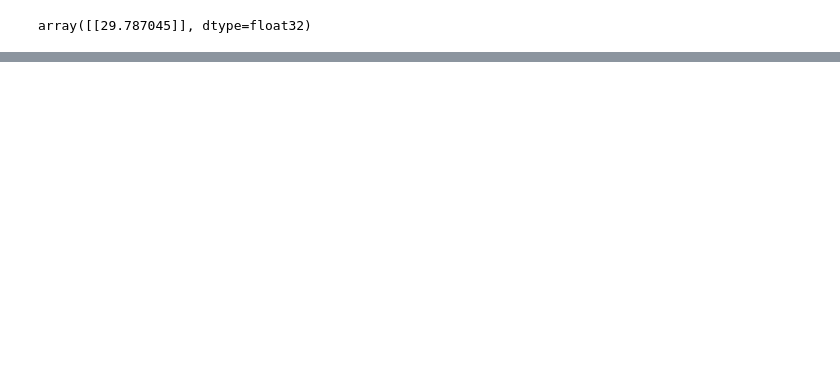
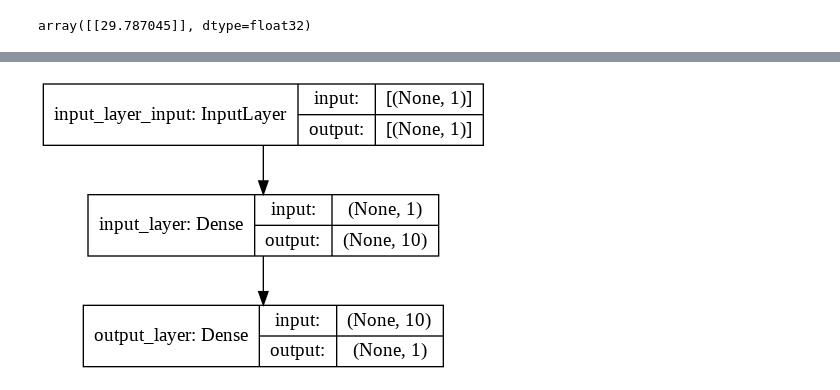
Before and after one commit to kianakiaei/TensorFlow, a Jupyter notebook: 01_neural_network_regression_with_tensorflow_.ipynb, the cells around one changed output, grey strips where cells are left out. Saved outputs shown, nothing was run; the diff lists cells and outputs as text; code cells hidden in the pictures; blank space fills up the shorter version.

```diff
--- a/01_neural_network_regression_with_tensorflow_.ipynb
+++ b/01_neural_network_regression_with_tensorflow_.ipynb
@@ -386,0 +590,14 @@ array([[27.216782]], dtype=float32)
+# %%
+# Set random seed
+tf.random.set_seed(42)
+
+# 1. Create a model using the Sequential API
+model = tf.keras.Sequential([
+                             tf.keras.layers.Dense(10, input_shape=[1], name="input_layer"),
+                             tf.keras.layers.Dense(1, name="output_layer")
+], name="model_1" )
+
+# 2. Compile the model
+model.compile(loss=tf.keras.losses.mae, # mae is short for mean absolute error
+              optimizer=tf.keras.optimizers.SGD(), # sgd is short for stochastic gradient descent)
+              metrics=["mae"])
@@ -386,0 +623,4 @@ array([[27.216782]], dtype=float32)
+# %%
+plot_model(model=model, show_shapes=True)
+# %% [output]
+[figure, added]
```
Also changed, not shown: parts of 48 cells of this notebook.
